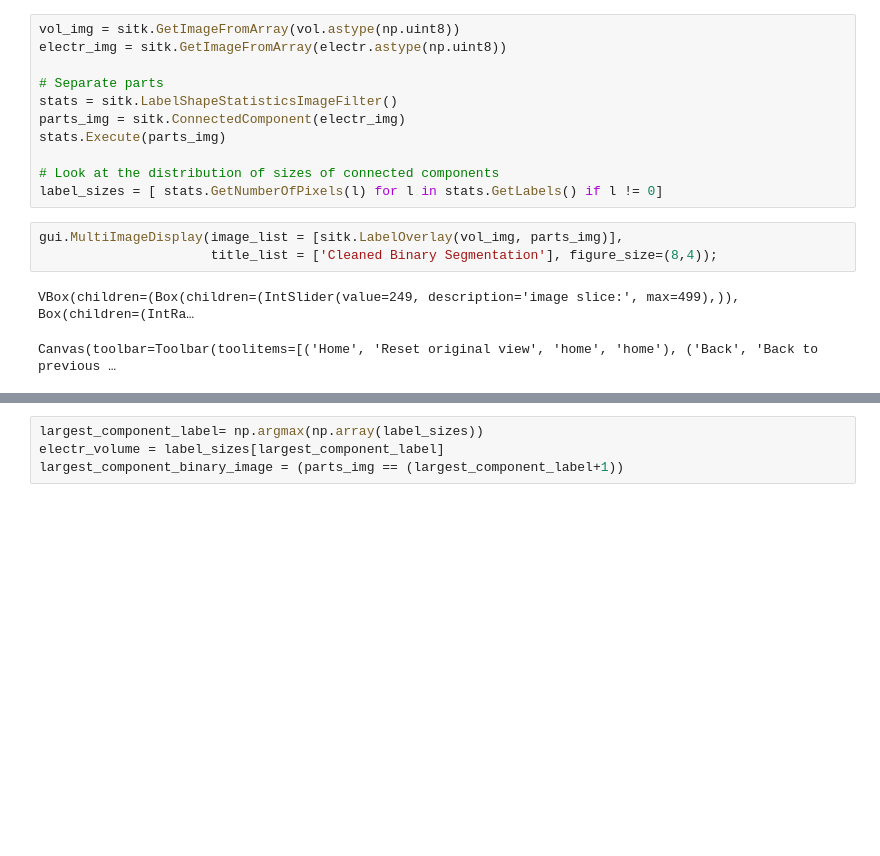
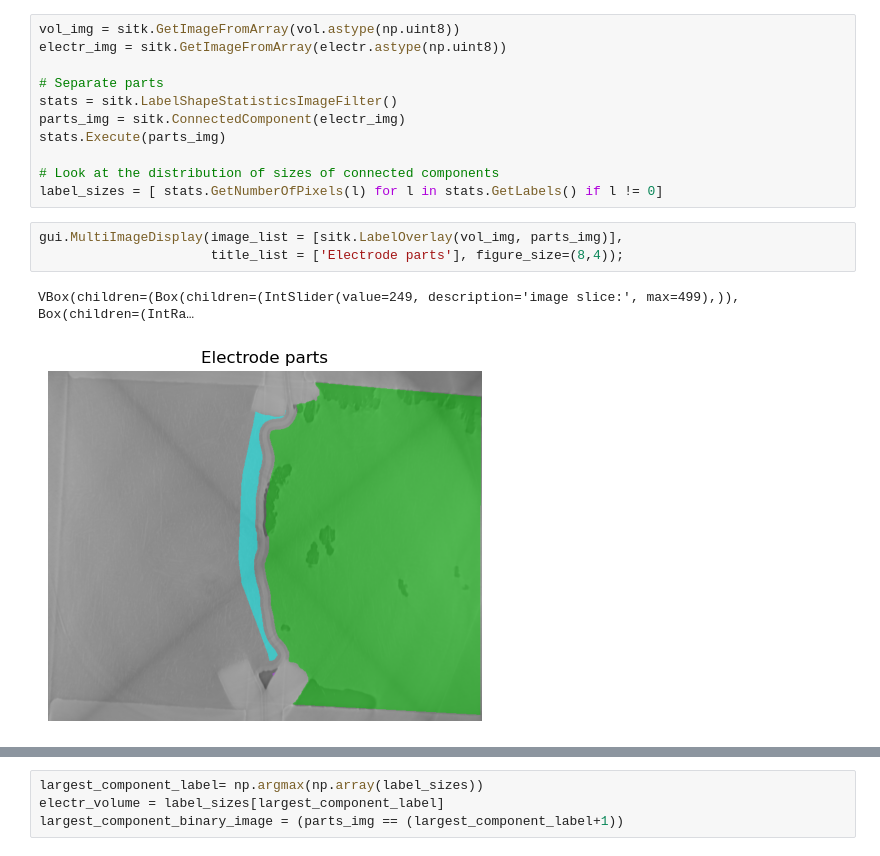
Before and after one commit to axruff/batteries, a Jupyter notebook: analysisBubbles.ipynb, the cells around one changed output, grey strips where cells are left out. Saved outputs shown, nothing was run; the diff lists cells and outputs as text; blank space fills up the shorter version.

```diff
--- a/analysisBubbles.ipynb
+++ b/analysisBubbles.ipynb
@@ -81,10 +242,10 @@ stats.Execute(parts_img)
 label_sizes = [ stats.GetNumberOfPixels(l) for l in stats.GetLabels() if l != 0]
 # %%
 gui.MultiImageDisplay(image_list = [sitk.LabelOverlay(vol_img, parts_img)],
-                      title_list = ['Cleaned Binary Segmentation'], figure_size=(8,4));
+                      title_list = ['Electrode parts'], figure_size=(8,4));
 # %% [output]
 VBox(children=(Box(children=(IntSlider(value=249, description='image slice:', max=499),)), Box(children=(IntRa…
-Canvas(toolbar=Toolbar(toolitems=[('Home', 'Reset original view', 'home', 'home'), ('Back', 'Back to previous …
+[figure, added]
 # %%
 print(stats.GetLabels())
 # %% [output]
```
Also changed, not shown: parts of 22 cells of this notebook, 2 other files.
